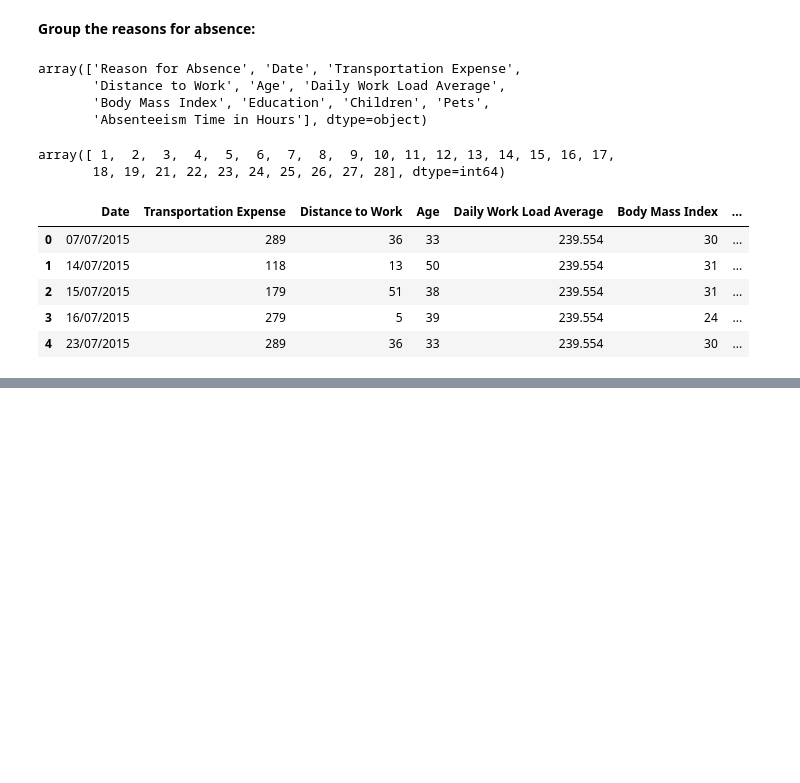
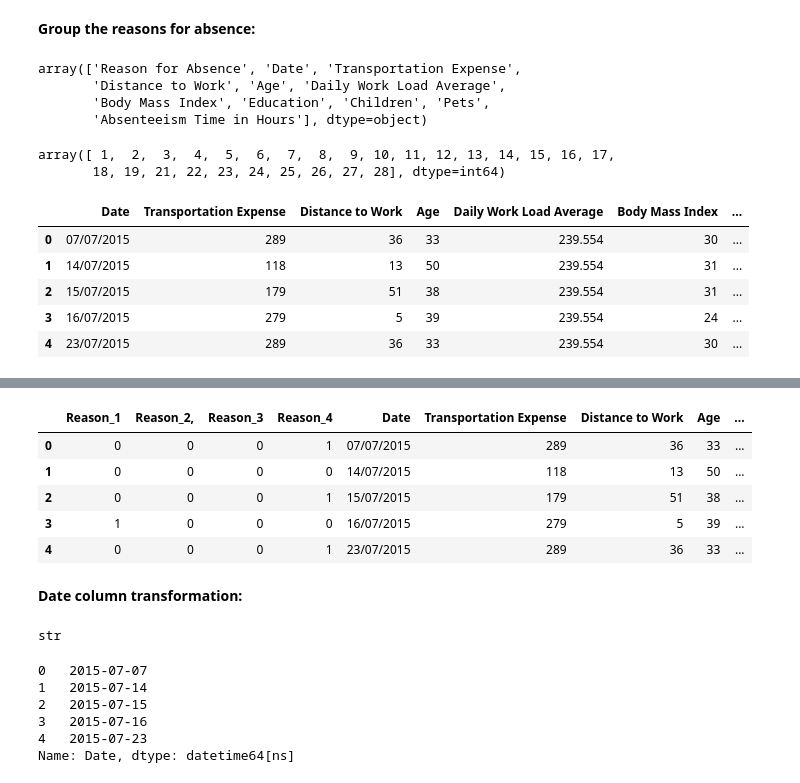
Before and after one commit to ankastankovic98/Absenteeism, a Jupyter notebook: DataPreprocessing.ipynb, the cells around one changed output, grey strips where cells are left out. Drawn from its saved outputs; the diff is of its cells as text; code cells hidden in the pictures; blank space fills up the shorter version.

```diff
--- a/DataPreprocessing.ipynb
+++ b/DataPreprocessing.ipynb
@@ -163,0 +175,6 @@ reason_1 = reasons_columns.loc[:, 22:].max(axis=1)
+# %%
+column_names = ['Date', 'Transportation Expense', 'Distance to Work', 'Age', 'Daily Work Load Average',
+                'Body Mass Index', 'Education', 'Children', 'Pets', 'Absenteeism Time in Hours',
+                'Reason_1', 'Reason_2,', 'Reason_3', 'Reason_4']
+# %%
+df.columns = column_names
@@ -163,0 +190,14 @@ reason_1 = reasons_columns.loc[:, 22:].max(axis=1)
+# %%
+column_names_reordered = ['Reason_1', 'Reason_2,', 'Reason_3', 'Reason_4','Date', 'Transportation Expense', 'Distance to Work', 'Age', 'Daily Work Load Average',
+                'Body Mass Index', 'Education', 'Children', 'Pets', 'Absenteeism Time in Hours']
+# %%
+df = df[column_names_reordered]
+# %%
+df.head()
+# %% [output]
+|  | Reason_1 | Reason_2, | Reason_3 | Reason_4 | Date | Transportation Expense | Distance to Work | Age | ... |
+| 0 | 0 | 0 | 0 | 1 | 07/07/2015 | 289 | 36 | 33 | ... |
+| 1 | 0 | 0 | 0 | 0 | 14/07/2015 | 118 | 13 | 50 | ... |
+| 2 | 0 | 0 | 0 | 1 | 15/07/2015 | 179 | 51 | 38 | ... |
+| 3 | 1 | 0 | 0 | 0 | 16/07/2015 | 279 | 5 | 39 | ... |
+| 4 | 0 | 0 | 0 | 1 | 23/07/2015 | 289 | 36 | 33 | ... |
@@ -163,0 +206,6 @@ reason_1 = reasons_columns.loc[:, 22:].max(axis=1)
+# %% [markdown]
+**Date column transformation:**
+# %%
+type(df_reason_mod['Date'][0])
+# %% [output]
+str
@@ -163,0 +214,9 @@ reason_1 = reasons_columns.loc[:, 22:].max(axis=1)
+# %%
+df_reason_mod['Date'].head()
+# %% [output]
+0   2015-07-07
+1   2015-07-14
+2   2015-07-15
+3   2015-07-16
+4   2015-07-23
+Name: Date, dtype: datetime64[ns]
```
Also changed, not shown: parts of 34 cells of this notebook.
